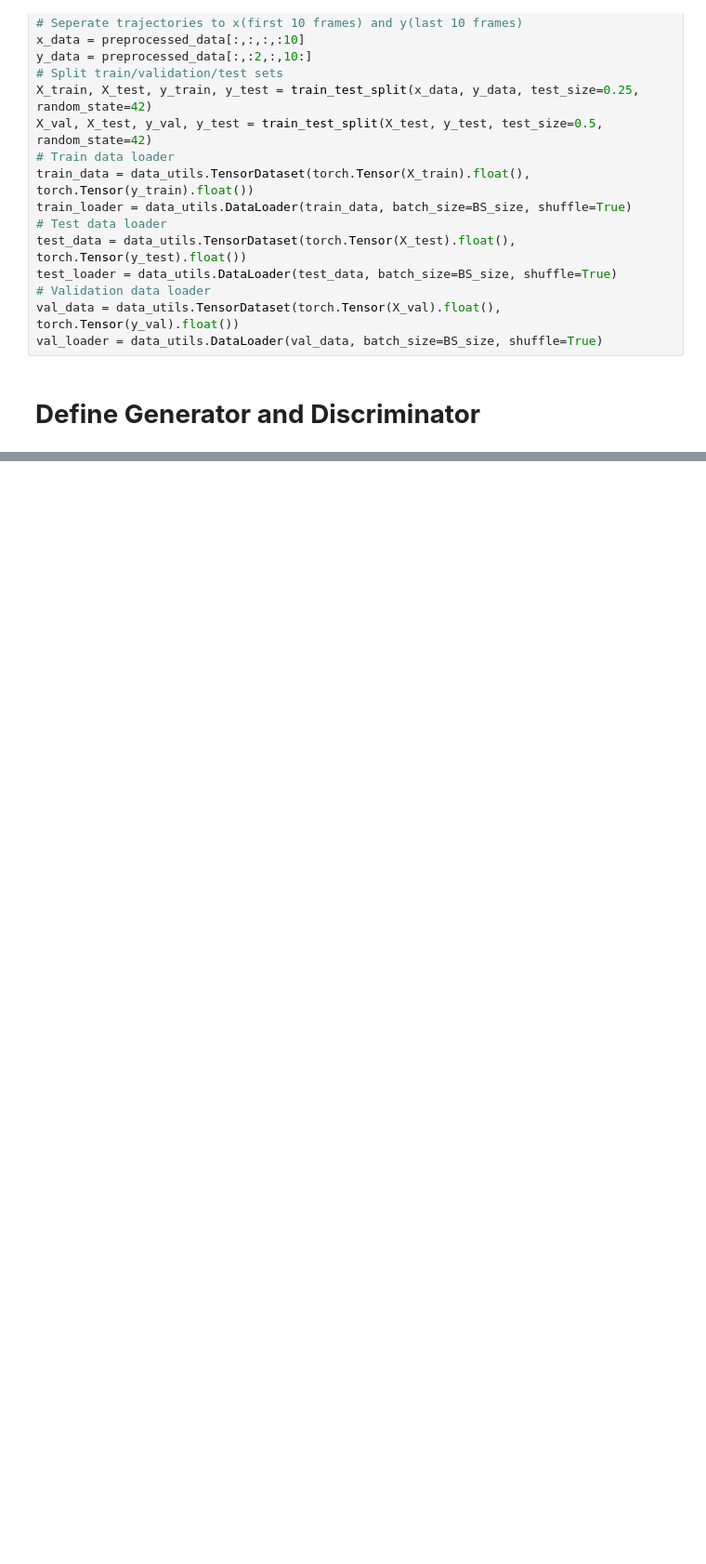
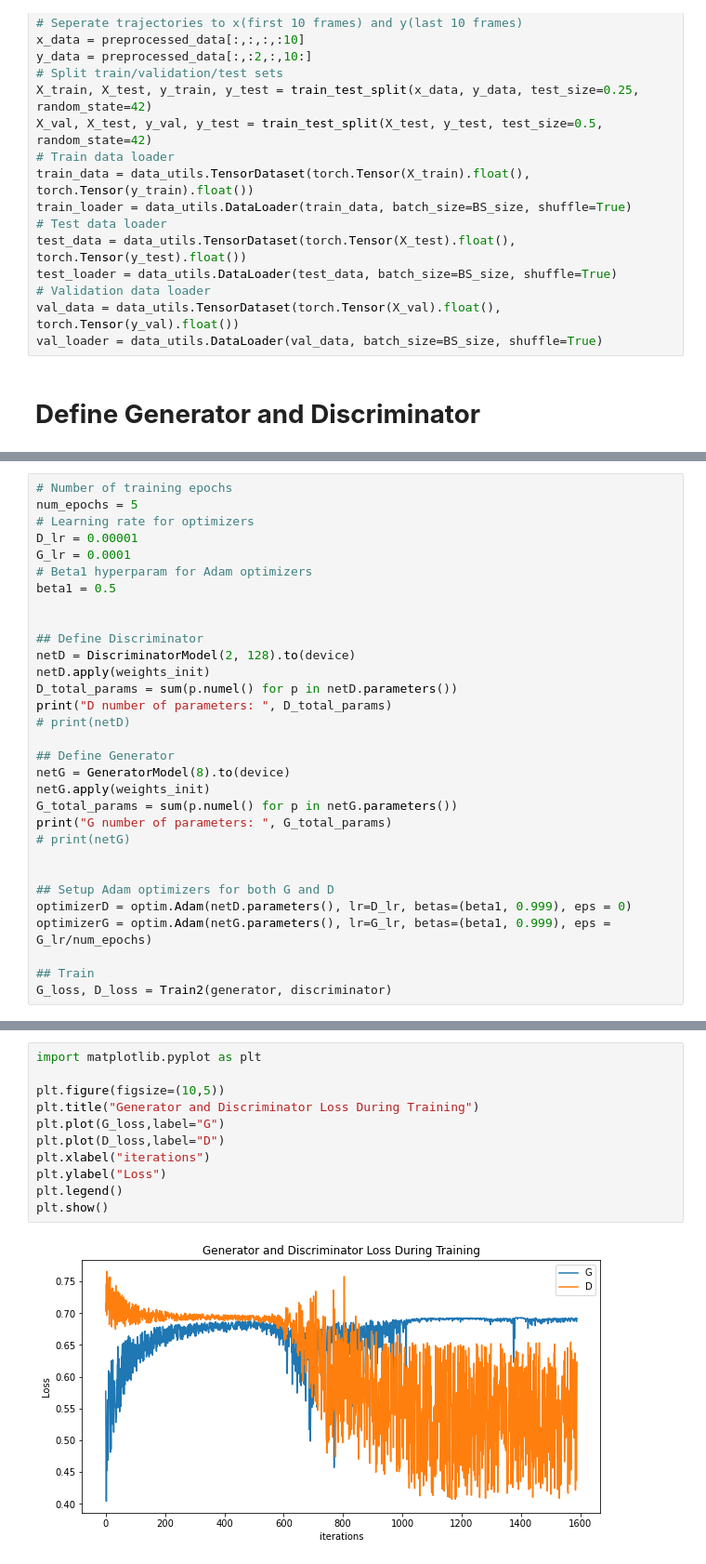
Before and after one commit to mz-zarei/TrajectoryAnalysis, a Jupyter notebook: TrajCNNGAN.ipynb, the cells around one changed output, grey strips where cells are left out. Shown: that part at 93% size. Saved outputs shown, nothing was run; the diff lists cells and outputs as text; blank space fills up the shorter version.

```diff
--- a/TrajCNNGAN.ipynb
+++ b/TrajCNNGAN.ipynb
@@ -216,0 +455,31 @@ tensor([0.4746], device='cuda:0', grad_fn=<ToCopyBackward0>)
+# %%
+# Number of training epochs
+num_epochs = 5
+# Learning rate for optimizers
+D_lr = 0.00001
+G_lr = 0.0001
+# Beta1 hyperparam for Adam optimizers
+beta1 = 0.5
+
+
+## Define Discriminator
+netD = DiscriminatorModel(2, 128).to(device)
+netD.apply(weights_init)
+D_total_params = sum(p.numel() for p in netD.parameters())
+print("D number of parameters: ", D_total_params)
+# print(netD)
+
+## Define Generator
+netG = GeneratorModel(8).to(device)
+netG.apply(weights_init)
+G_total_params = sum(p.numel() for p in netG.parameters())
+print("G number of parameters: ", G_total_params)
+# print(netG)
+
+
+## Setup Adam optimizers for both G and D
+optimizerD = optim.Adam(netD.parameters(), lr=D_lr, betas=(beta1, 0.999), eps = 0)
+optimizerG = optim.Adam(netG.parameters(), lr=G_lr, betas=(beta1, 0.999), eps = G_lr/num_epochs)
+
+## Train
+G_loss, D_loss = Train2(generator, discriminator)
@@ -216,0 +497,13 @@ tensor([0.4746], device='cuda:0', grad_fn=<ToCopyBackward0>)
+# %%
+import matplotlib.pyplot as plt
+
+plt.figure(figsize=(10,5))
+plt.title("Generator and Discriminator Loss During Training")
+plt.plot(G_loss,label="G")
+plt.plot(D_loss,label="D")
+plt.xlabel("iterations")
+plt.ylabel("Loss")
+plt.legend()
+plt.show()
+# %% [output]
+[figure, added]
```
Also changed, not shown: parts of 10 cells of this notebook.
